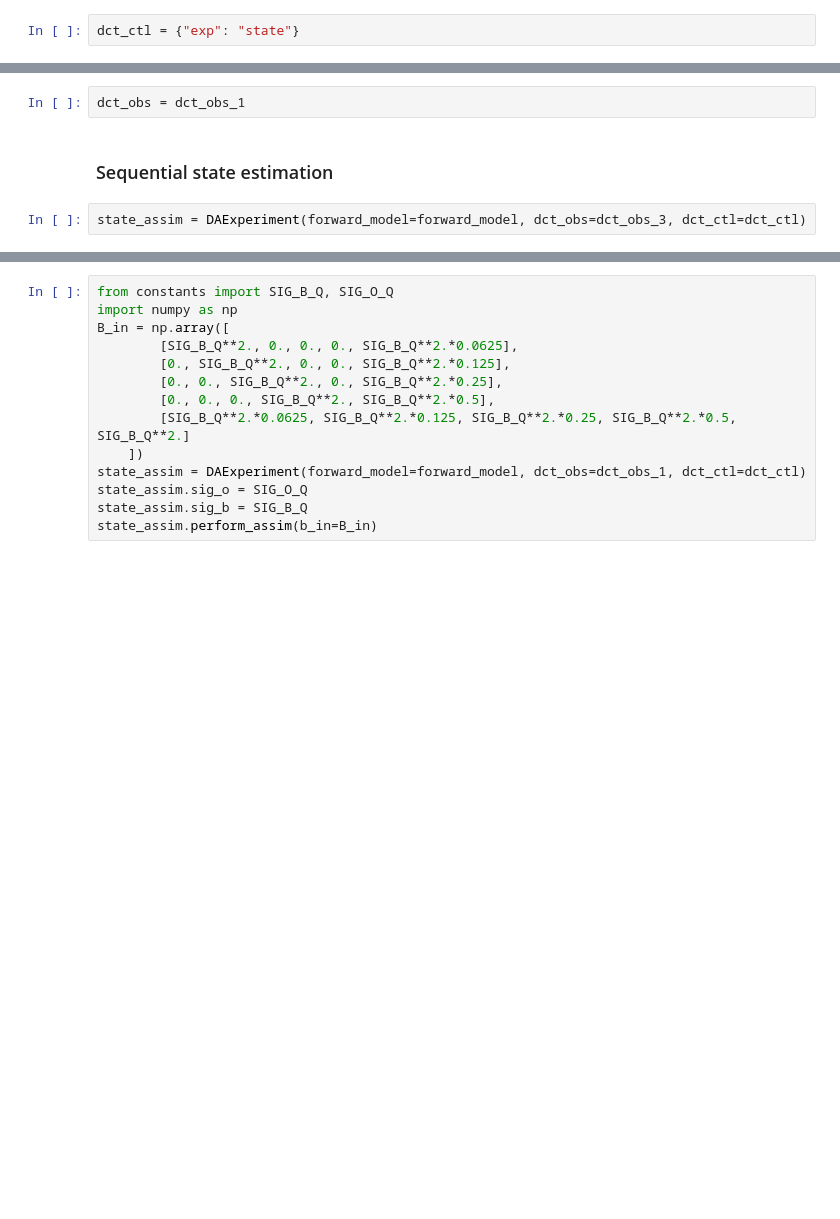
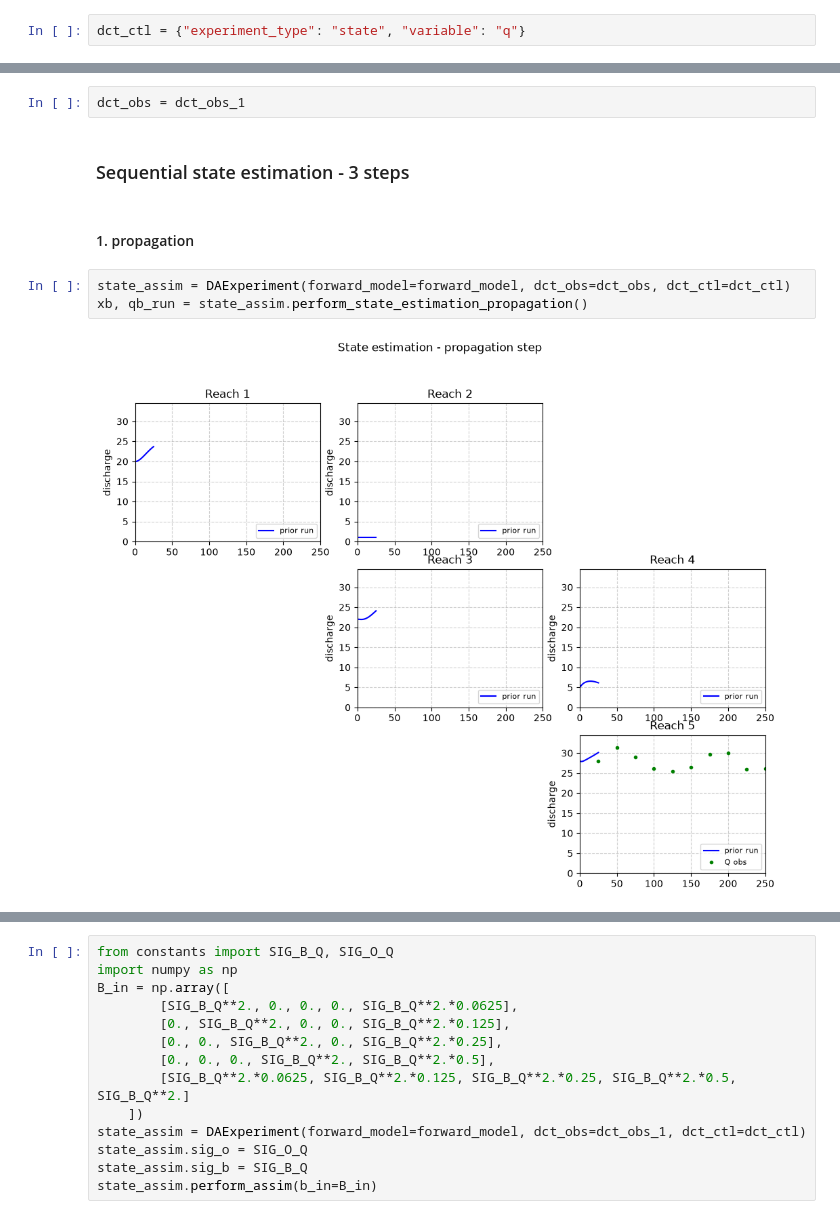
Before and after one commit to ch-m-emery/VSEO-6-Training-Sessions-Data-Assimilation, a Jupyter notebook: introduction_to_data_assimilation.ipynb, the cells around one changed output, grey strips where cells are left out. Saved outputs shown, nothing was run; the diff lists cells and outputs as text; blank space fills up the shorter version.

```diff
--- a/introduction_to_data_assimilation.ipynb
+++ b/introduction_to_data_assimilation.ipynb
@@ -114,12 +102,17 @@ my_analysis.plot_sensitivity_indices()
 # %% [markdown]
 ### Control
 # %%
-dct_ctl = {"exp": "state"}
+dct_ctl = {"experiment_type": "state", "variable": "q"}
 # %% [markdown]
 ### Observations
 # %%
 dct_obs = dct_obs_1
 # %% [markdown]
-### Sequential state estimation
+### Sequential state estimation - 3 steps
-# %%
-state_assim = DAExperiment(forward_model=forward_model, dct_obs=dct_obs_3, dct_ctl=dct_ctl)
+# %% [markdown]
+#### 1. propagation
+# %%
+state_assim = DAExperiment(forward_model=forward_model, dct_obs=dct_obs, dct_ctl=dct_ctl)
+xb, qb_run = state_assim.perform_state_estimation_propagation()
+# %% [output]
+[figure, added]
```
Also changed, not shown: parts of 8 cells of this notebook.
